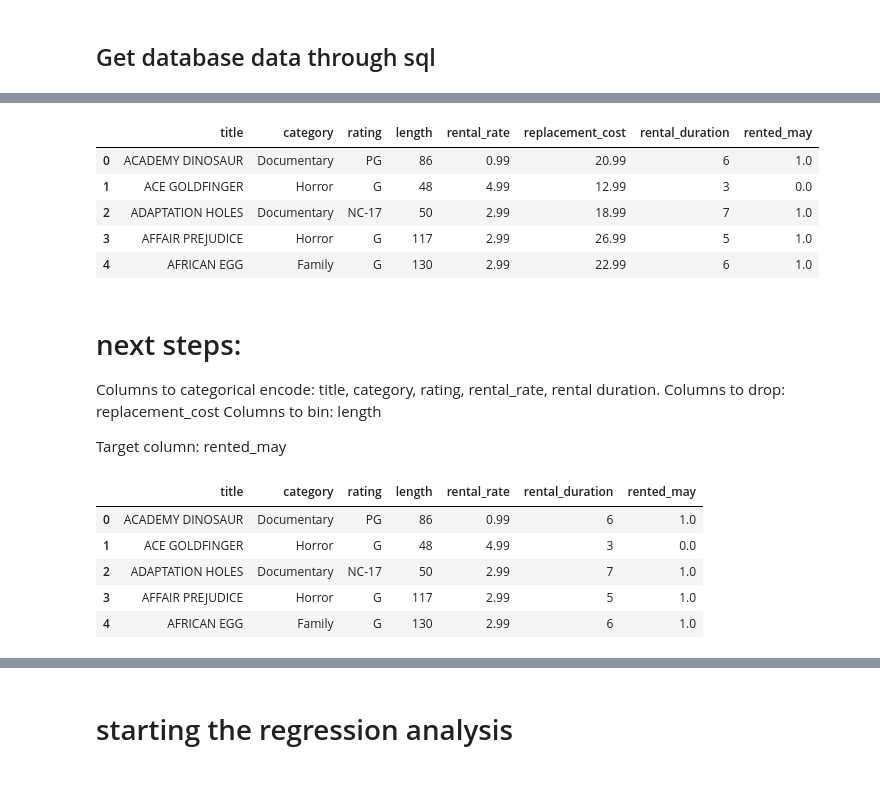
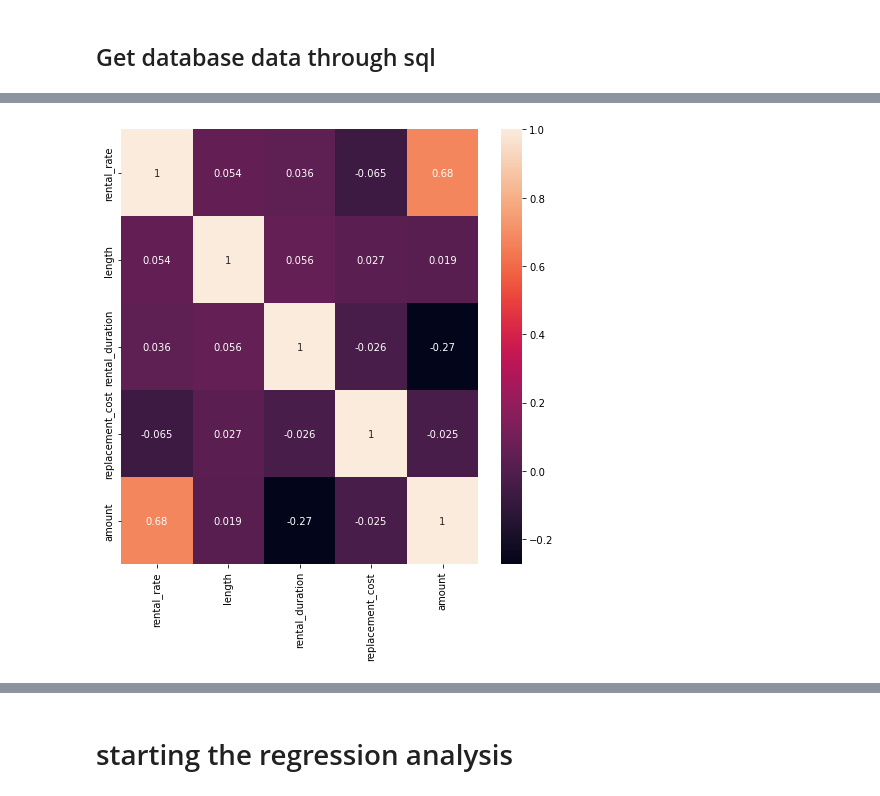
Before and after one commit to begumerdem/lab-predictions-logistic-regression, a Jupyter notebook: Lab logistic regression (1).ipynb, the cells around one changed output, grey strips where cells are left out. Cells and saved outputs as stored; diff of their text form; code cells hidden in the pictures.

```diff
--- a/Lab logistic regression (1).ipynb
+++ b/Lab logistic regression (1).ipynb
@@ -173,29 +210,7 @@ data.head()
-# %%
-data = data[['title','category', 'rating', 'length','rental_rate','replacement_cost','rental_duration','rented_may']]
-data.head()
-# %% [output]
-|  | title | category | rating | length | rental_rate | replacement_cost | rental_duration | rented_may |
-| 0 | ACADEMY DINOSAUR | Documentary | PG | 86 | 0.99 | 20.99 | 6 | 1.0 |
-| 1 | ACE GOLDFINGER | Horror | G | 48 | 4.99 | 12.99 | 3 | 0.0 |
-| 2 | ADAPTATION HOLES | Documentary | NC-17 | 50 | 2.99 | 18.99 | 7 | 1.0 |
-| 3 | AFFAIR PREJUDICE | Horror | G | 117 | 2.99 | 26.99 | 5 | 1.0 |
-| 4 | AFRICAN EGG | Family | G | 130 | 2.99 | 22.99 | 6 | 1.0 |
-# %% [markdown]
-# next steps:
-Columns to categorical encode: title, category, rating, rental_rate, rental duration.
-Columns to drop: replacement_cost
-Columns to bin: length
-
-Target column: rented_may
-# %%
-data = data.drop(['replacement_cost'], axis = 1)
-data.head()
-
-# droping column replacement_cost, decided that it's unneccessary as a feature
-# %% [output]
-|  | title | category | rating | length | rental_rate | rental_duration | rented_may |
-| 0 | ACADEMY DINOSAUR | Documentary | PG | 86 | 0.99 | 6 | 1.0 |
-| 1 | ACE GOLDFINGER | Horror | G | 48 | 4.99 | 3 | 0.0 |
-| 2 | ADAPTATION HOLES | Documentary | NC-17 | 50 | 2.99 | 7 | 1.0 |
-| 3 | AFFAIR PREJUDICE | Horror | G | 117 | 2.99 | 5 | 1.0 |
-| 4 | AFRICAN EGG | Family | G | 130 | 2.99 | 6 | 1.0 |
+# %%
+corr_matrix=sakila.corr(method='pearson')  # default
+fig, ax = plt.subplots(figsize=(8, 8))
+ax = sns.heatmap(corr_matrix, annot=True)
+plt.show()
+# %% [output]
+[figure, added]
```
Also changed, not shown: parts of 58 cells of this notebook.
